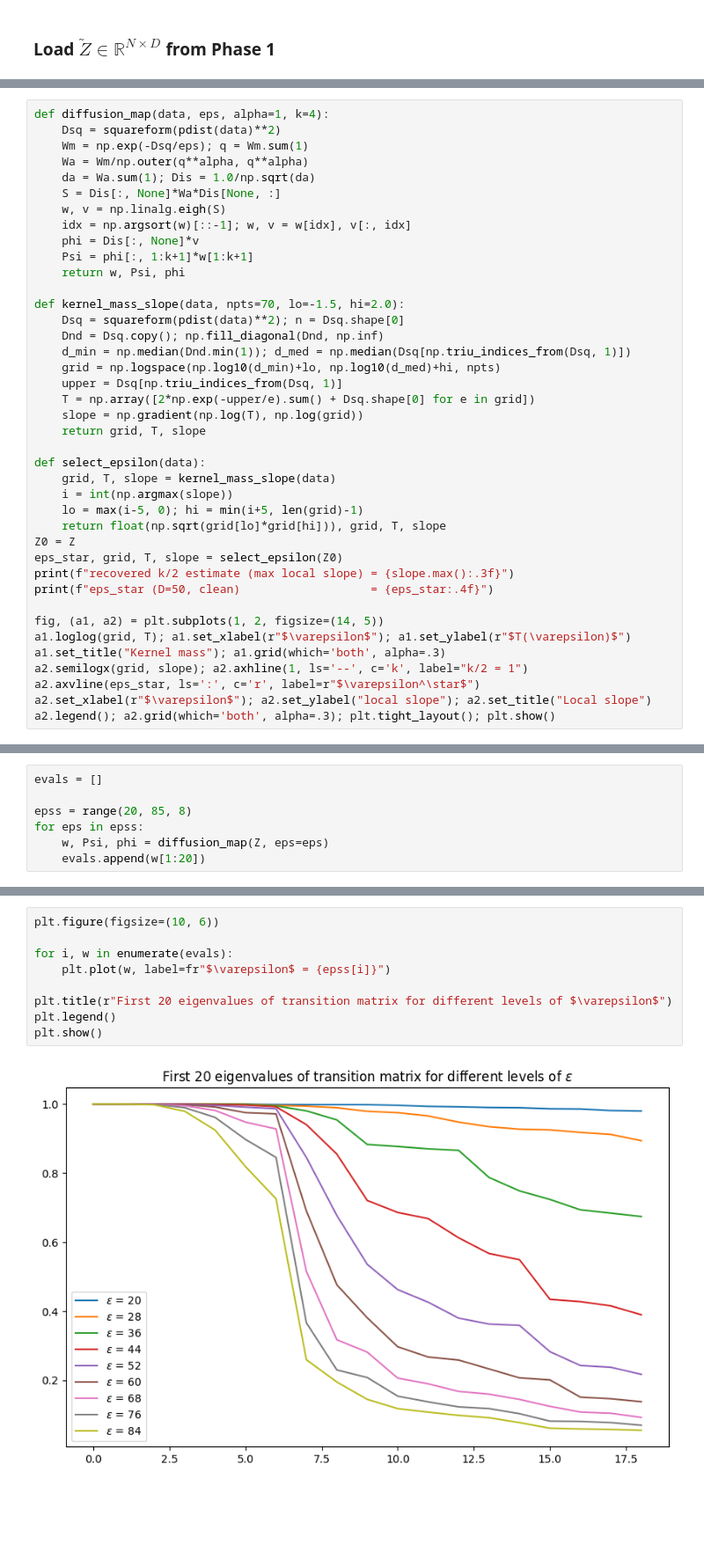
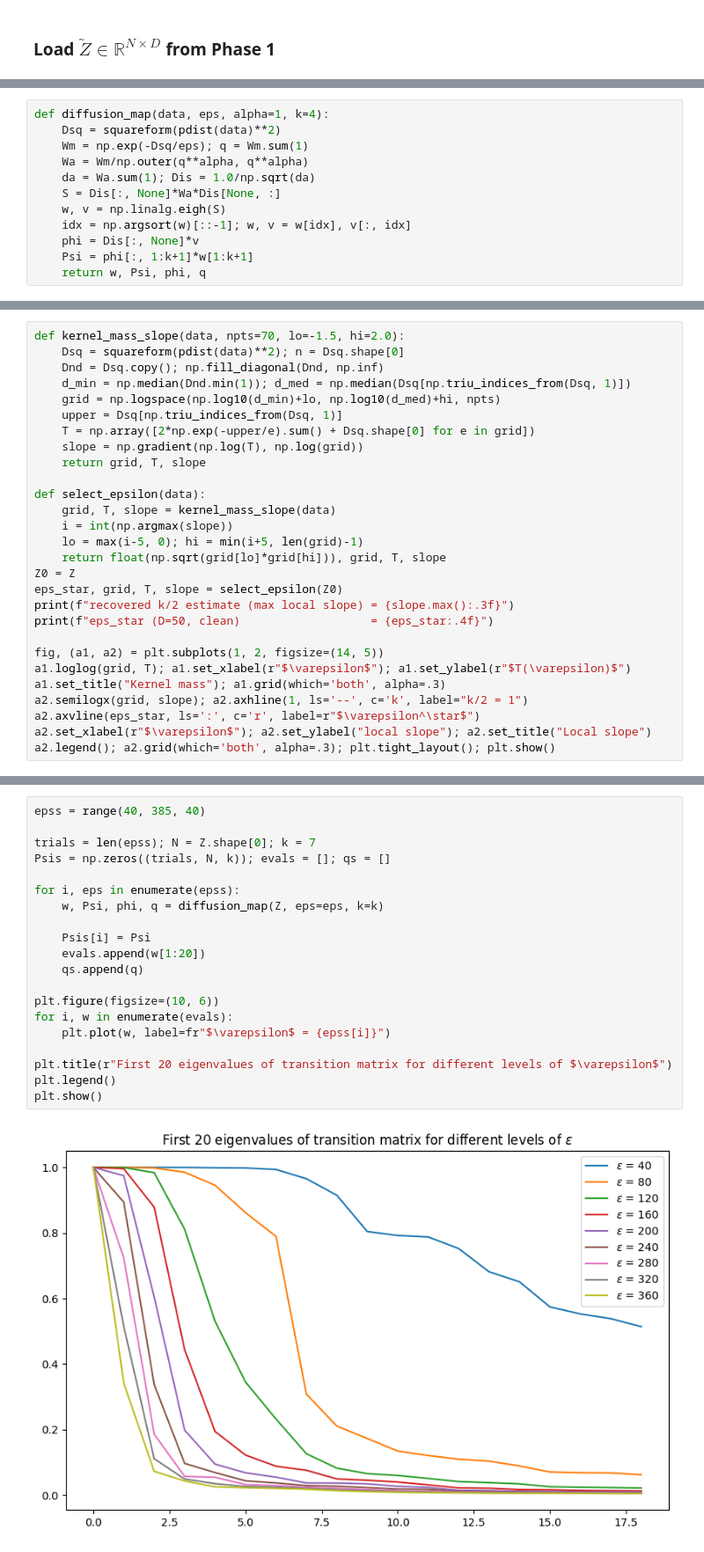
Before and after one commit to adamfowliee/JDKF_Starter, a Jupyter notebook: dissertation_brief/brief_phase2.ipynb, the cells around one changed output, grey strips where cells are left out. Shown at 88% size. Cells and saved outputs as stored; diff of their text form; blank space fills up the shorter version.

```diff
--- a/dissertation_brief/brief_phase2.ipynb
+++ b/dissertation_brief/brief_phase2.ipynb
@@ -15,3 +18,15 @@ Z = np.load("./datasets/Z.npy")
 Z.shape
 # %% [output]
 (676, 45)
+# %%
+def diffusion_map(data, eps, alpha=1, k=4):
+    Dsq = squareform(pdist(data)**2)
+    Wm = np.exp(-Dsq/eps); q = Wm.sum(1)
+    Wa = Wm/np.outer(q**alpha, q**alpha)
+    da = Wa.sum(1); Dis = 1.0/np.sqrt(da)
+    S = Dis[:, None]*Wa*Dis[None, :]
+    w, v = np.linalg.eigh(S)
+    idx = np.argsort(w)[::-1]; w, v = w[idx], v[:, idx]
+    phi = Dis[:, None]*v
+    Psi = phi[:, 1:k+1]*w[1:k+1]
+    return w, Psi, phi, q
@@ -18,16 +35,4 @@ Z.shape
 # %%
-def diffusion_map(data, eps, alpha=1, k=4):
-    Dsq = squareform(pdist(data)**2)
-    Wm = np.exp(-Dsq/eps); q = Wm.sum(1)
-    Wa = Wm/np.outer(q**alpha, q**alpha)
-    da = Wa.sum(1); Dis = 1.0/np.sqrt(da)
-    S = Dis[:, None]*Wa*Dis[None, :]
-    w, v = np.linalg.eigh(S)
-    idx = np.argsort(w)[::-1]; w, v = w[idx], v[:, idx]
-    phi = Dis[:, None]*v
-    Psi = phi[:, 1:k+1]*w[1:k+1]
-    return w, Psi, phi
-
 def kernel_mass_slope(data, npts=70, lo=-1.5, hi=2.0):
     Dsq = squareform(pdist(data)**2); n = Dsq.shape[0]
     Dnd = Dsq.copy(); np.fill_diagonal(Dnd, np.inf)
@@ -59,10 +64,3 @@ a2.legend(); a2.grid(which='both', alpha=.3); plt.tight_layout(); plt.show()
 recovered k/2 estimate (max local slope) = 2.748
 eps_star (D=50, clean)                   = 7.2830
 [figure]
-# %%
-evals = []
-
-epss = range(20, 85, 8)
-for eps in epss:
-    w, Psi, phi = diffusion_map(Z, eps=eps)
-    evals.append(w[1:20])
@@ -69,11 +69,22 @@ for eps in epss:
 # %%
+epss = range(40, 385, 40)
+
+trials = len(epss); N = Z.shape[0]; k = 7
+Psis = np.zeros((trials, N, k)); evals = []; qs = []
+
+for i, eps in enumerate(epss):
+    w, Psi, phi, q = diffusion_map(Z, eps=eps, k=k)
+
+    Psis[i] = Psi
+    evals.append(w[1:20])
+    qs.append(q)
+
 plt.figure(figsize=(10, 6))
-
 for i, w in enumerate(evals):
     plt.plot(w, label=fr"$\varepsilon$ = {epss[i]}")
 
 plt.title(r"First 20 eigenvalues of transition matrix for different levels of $\varepsilon$")
 plt.legend()
 plt.show()
 # %% [output]
-[figure, old version]
+[figure, new version]
```
Also changed, not shown: parts of 12 cells of this notebook, 5 other files.
